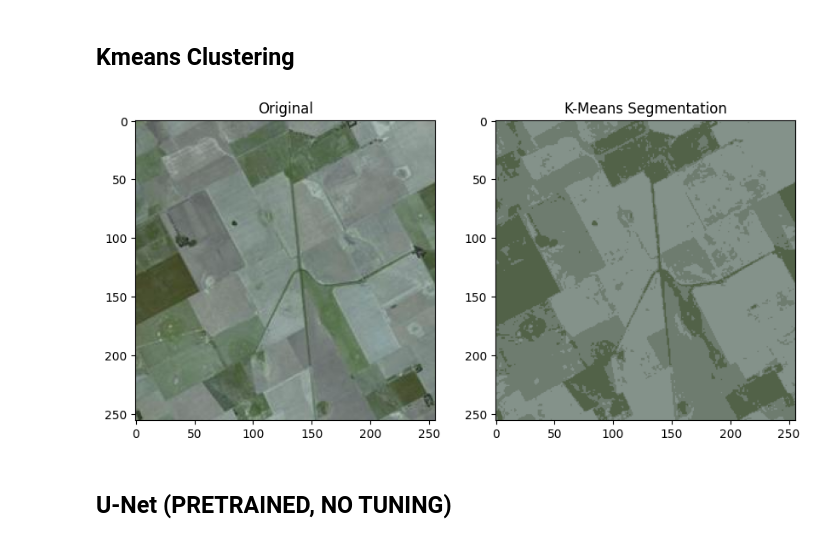
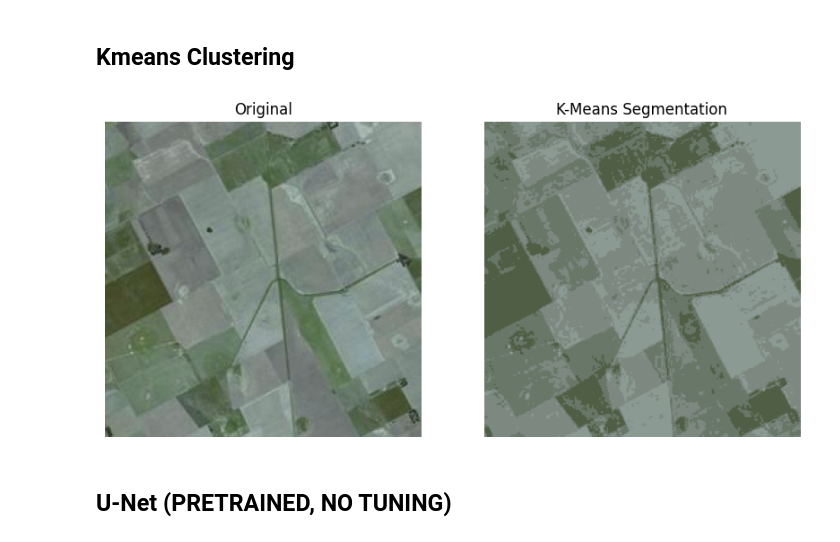
Before and after one commit to ashiph-ui/aerialimages, a Jupyter notebook: agriculture_experiment/agriculture.ipynb, the cells around one changed output. Drawn from its saved outputs; the diff is of its cells as text; code cells hidden in the pictures.

```diff
--- a/agriculture_experiment/agriculture.ipynb
+++ b/agriculture_experiment/agriculture.ipynb
@@ -91,24 +107,27 @@ axes[1].imshow(dta[3])
 # %%
 from sklearn.cluster import KMeans
 img_rgb = dta[3]
 # Flatten the image
 pixels = img_rgb.reshape(-1, 3)
 
 # Apply K-Means clustering
-kmeans = KMeans(n_clusters=3).fit(pixels)
+kmeans = KMeans(n_clusters=4).fit(pixels)
 segmented = kmeans.cluster_centers_[kmeans.labels_].reshape(dta[3].shape)
 
 # Display original and segmented images
 plt.figure(figsize=(10, 5))
 plt.subplot(1, 2, 1)
 plt.imshow(img_rgb)
+plt.axis("off")
+
 plt.title("Original")
 plt.subplot(1, 2, 2)
 plt.imshow(segmented / 255)
 plt.title("K-Means Segmentation")
+plt.axis("off")
 plt.show()
 # %% [output]
-[figure, old version]
+[figure, new version]
 # %% [markdown]
 ## U-Net (PRETRAINED, NO TUNING)
 # %%
```
Also changed, not shown: parts of 6 cells of this notebook.
